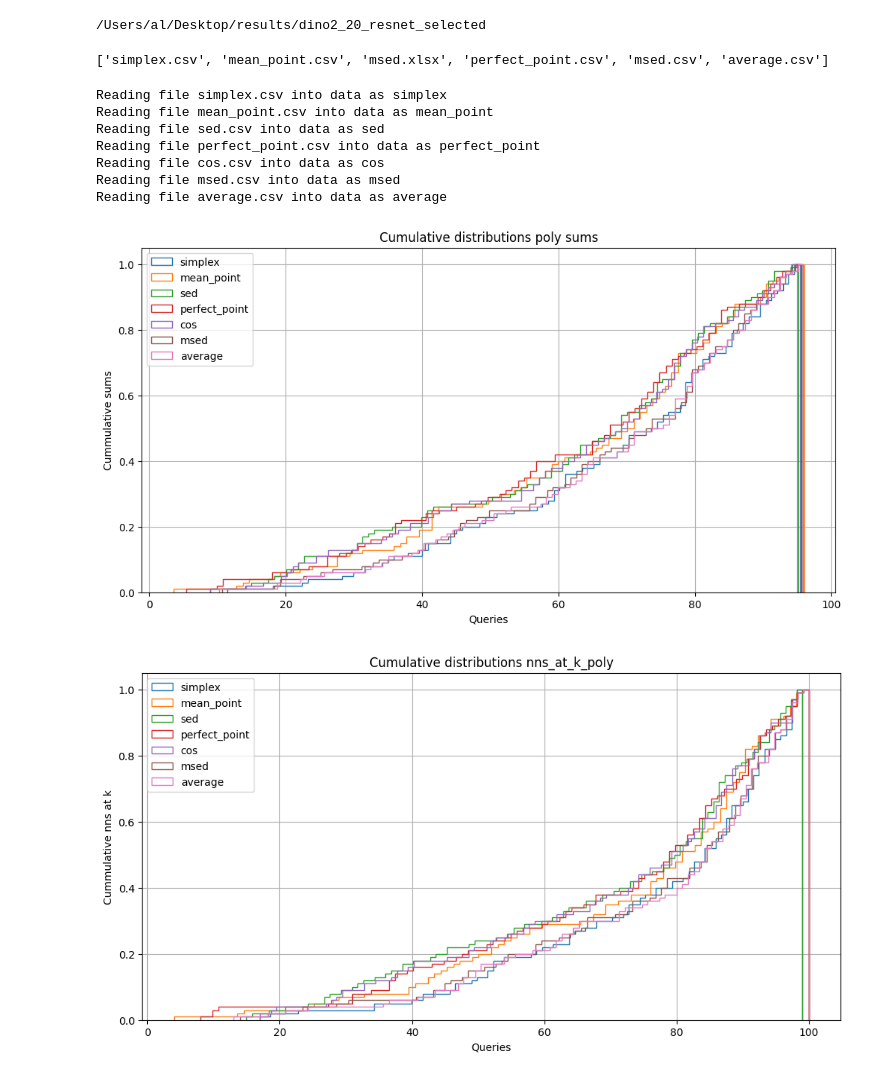
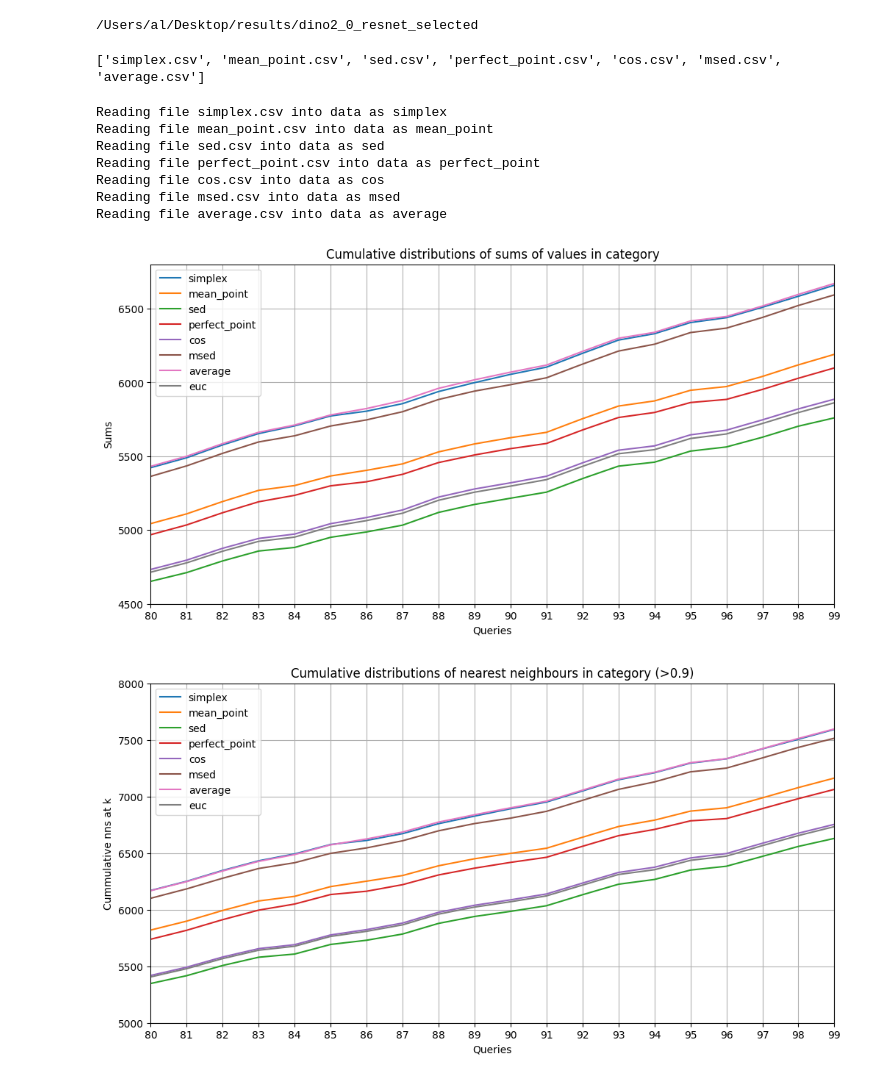
Before and after one commit to MetricSearch/simcoder-pytorch, a Jupyter notebook: notebooks/plot_results1.ipynb, the cells around one changed output. Drawn from its saved outputs; the diff is of its cells as text; code cells hidden in the pictures.

```diff
--- a/notebooks/plot_results1.ipynb
+++ b/notebooks/plot_results1.ipynb
@@ -2,22 +2,22 @@
 
 import os
 
-source_dir = '/Users/al/Desktop/results/dino2_20_resnet_selected'
+source_dir = '/Users/al/Desktop/results/dino2_0_resnet_selected'
 
 os.chdir(source_dir)
 
 print(os.getcwd())
 # %% [output]
-/Users/al/Desktop/results/dino2_20_resnet_selected
+/Users/al/Desktop/results/dino2_0_resnet_selected
 # %%
 from os import listdir
 from os.path import isfile, join
 
 filenames = [f for f in listdir(source_dir) if isfile(join(source_dir, f))]
 
-print( onlyfiles )
+print( filenames )
 # %% [output]
-['simplex.csv', 'mean_point.csv', 'msed.xlsx', 'perfect_point.csv', 'msed.csv', 'average.csv']
+['simplex.csv', 'mean_point.csv', 'sed.csv', 'perfect_point.csv', 'cos.csv', 'msed.csv', 'average.csv']
 # %%
 import pandas as pd
 
@@ -49,45 +49,63 @@ for key in data:
     column = data[key]["best_poly_sums"]
     n_bins = column.size
     # plot the cumulative histogram
-    n, bins, patches = ax.hist(column, n_bins, density=True, histtype='step', cumulative=True, label=key)
+    ax.plot(column.cumsum()[80:101], label=key)
+
+# pull out the euc data from any one of the data frames.
+
+column = data['simplex']["best_single_sums"]
+n_bins = column.size
+# plot the cumulative histogram
+ax.plot(column.cumsum()[80:101], label='euc')
 
 # tidy up the figure
+ax.set_xlim(80,99)
+ax.set_ylim(4500,6800)
 ax.grid(True)
 ax.legend(loc='upper left')
-ax.set_title('Cumulative distributions poly sums')
+ax.set_title('Cumulative distributions of sums of values in category')
 ax.set_xlabel('Queries')
 ax.set_ylabel('Sums')
 
+plt.xticks(np.linspace(80,99,20, endpoint=True))
+
 plt.show()
 # %% [output]
-[figure, old version]
+[figure, new version]
 # %%
 # This plots the cummulative distributions of nns_at_k_poly
 
 # Set up the plotting infrastructure
 
 import numpy as np
 import matplotlib.pyplot as plt
 
 fig, ax = plt.subplots(figsize=(12, 6))
 
 for key in data:
     column = data[key]["nns_at_k_poly"]
     n_bins = column.size
     # plot the cumulative histogram
+    ax.plot(column.cumsum()[80:101], label=key) # [80:101]
 
-    cdf = np.cumsum(column)
+# pull out the euc data from any one of the data frames.
 
-    n, bins, patches = ax.hist(column, n_bins, density=True, histtype='step', cumulative=True, label=key)
-
+column = data['perfect_point']["nns_at_k_single"]
+n_bins = column.size
+# plot the cumulative histogram
+ax.plot(column.cumsum()[80:101], label='euc')
 
 # tidy up the figure
+ax.set_xlim(80,99)
+ax.set_ylim(5000,8000)
 ax.grid(True)
 ax.legend(loc='upper left')
-ax.set_title('Cumulative distributions nns_at_k_poly')
+ax.set_title('Cumulative distributions of nearest neighbours in category (>0.9)')
 ax.set_xlabel('Queries')
 ax.set_ylabel('Cummulative nns at k')
 
+plt.xticks(np.linspace(80,99,20, endpoint=True))
+
 plt.show()
 # %% [output]
-[figure, old version]
+[figure, new version]
```
Also changed, not shown: 3 other files.
